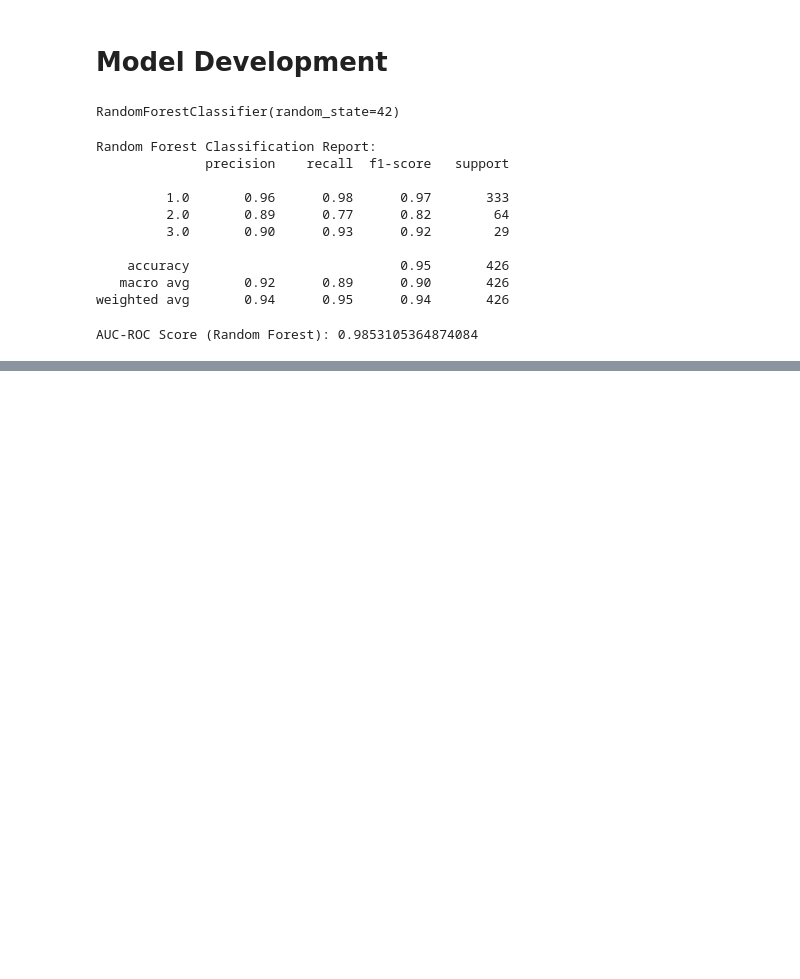
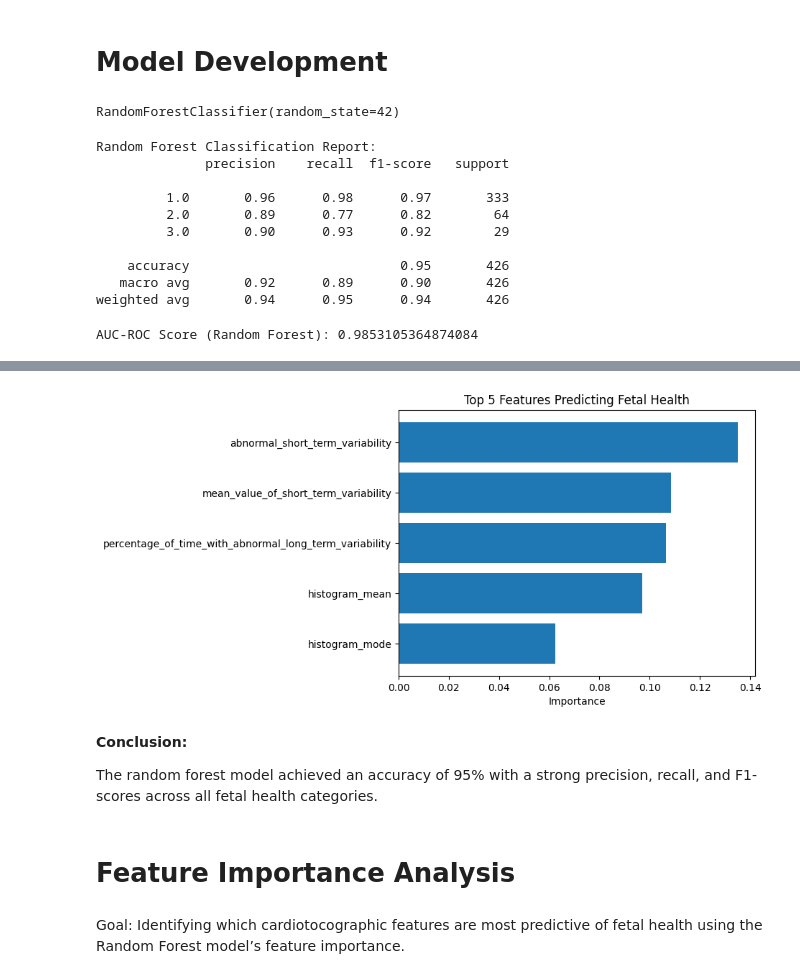
Before and after one commit to kalistaYeba/Research-, a Jupyter notebook: Coding_school.ipynb, the cells around one changed output, grey strips where cells are left out. Drawn from its saved outputs; the diff is of its cells as text; code cells hidden in the pictures; blank space fills up the shorter version.

```diff
--- a/Coding_school.ipynb
+++ b/Coding_school.ipynb
@@ -228,0 +232,10 @@ AUC-ROC Score (Random Forest): 0.9853105364874084
+# %%
+# 18. Get feature importances and feature names
+importances = rf_model.feature_importances_
+feature_names = X.columns
+# %%
+# 19. Create a DataFrame for better visualization
+feature_importance_df = pd.DataFrame({
+    'Feature': feature_names,
+    'Importance': importances
+}).sort_values(by='Importance', ascending=False)
@@ -228,0 +259,22 @@ AUC-ROC Score (Random Forest): 0.9853105364874084
+# %%
+# 21. Optional: Visualize the top 5 important features
+top_features = feature_importance_df.head(5)
+plt.barh(top_features['Feature'], top_features['Importance'])
+plt.xlabel('Importance')
+plt.title('Top 5 Features Predicting Fetal Health')
+plt.gca().invert_yaxis()  # So highest importance is on top
+plt.show()
+# %% [output]
+[figure, added]
+# %% [markdown]
+**Conclusion:**
+
+The random forest model achieved an accuracy of 95% with a strong precision, recall, and F1-scores across all fetal health categories.
+# %% [markdown]
+
+
+
+# Feature Importance Analysis
+# %% [markdown]
+Goal:
+Identifying which cardiotocographic features are most predictive of fetal health using the Random Forest model’s feature importance.
```
Also changed, not shown: parts of 16 cells of this notebook.
